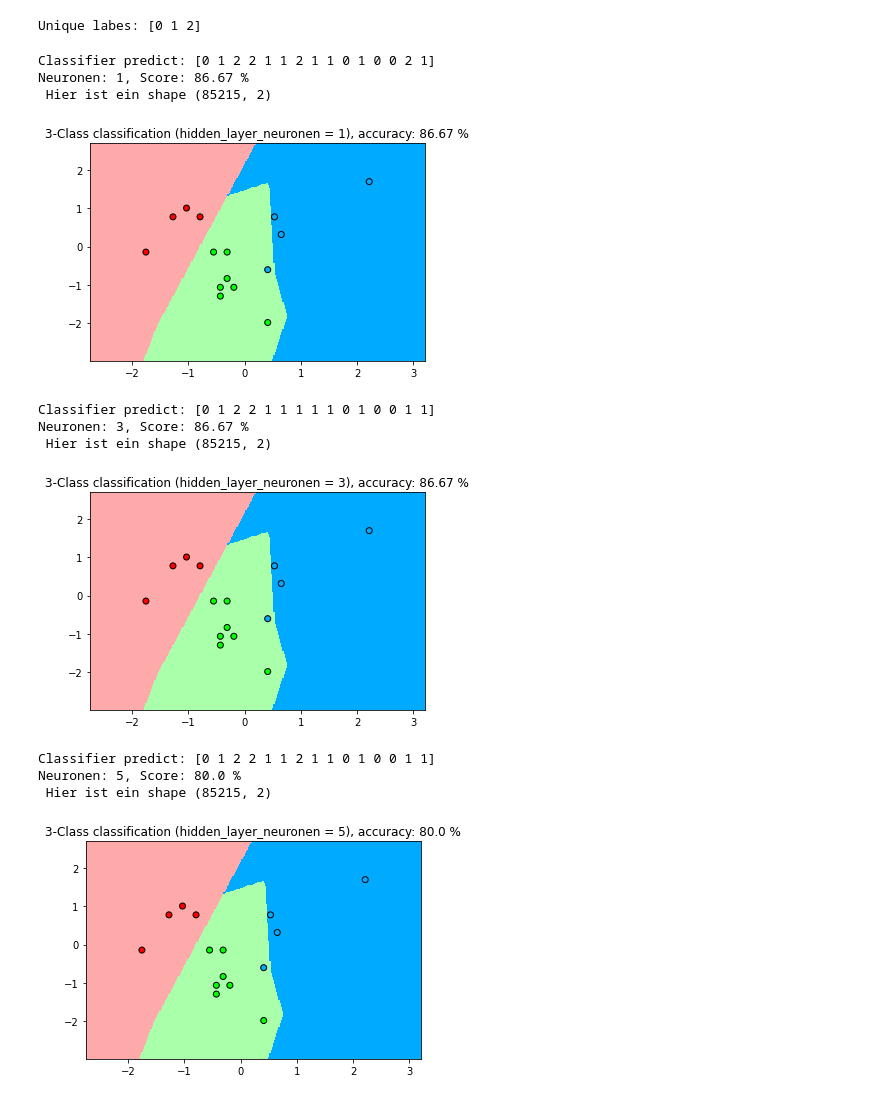
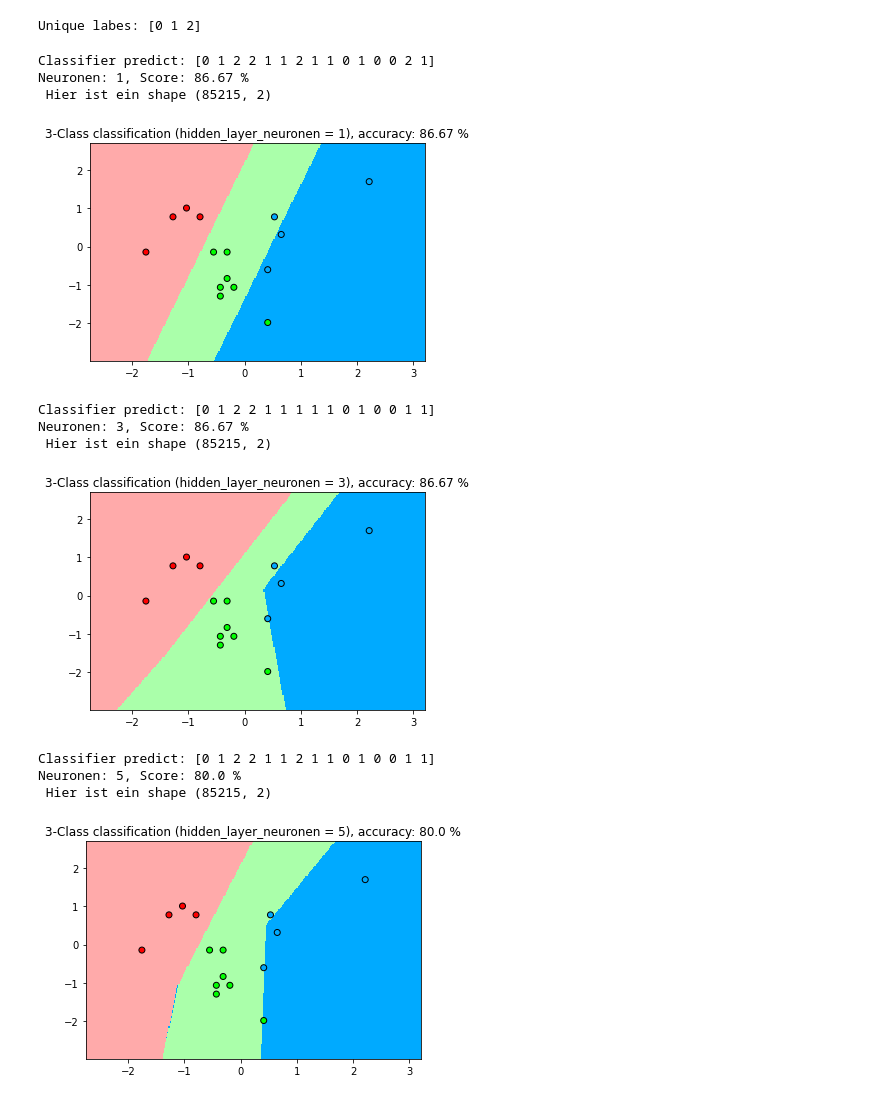
Before and after one commit to Plagistus/PythonAufgabe02, a Jupyter notebook: Neuronal_network.ipynb, the cells around one changed output. Cells and saved outputs as stored; diff of their text form; code cells hidden in the pictures.

```diff
--- a/Neuronal_network.ipynb
+++ b/Neuronal_network.ipynb
@@ -49,40 +49,40 @@ for n in neuron_range:
     print(f"Classifier predict: {classifier.predict(X_test)}")
     print(f"Neuronen: {n}, Score: {round(classifier.score(X_test, y_test) * 100,2)} %")
 
     #calculate min, max and limits
     x_min, x_max = X_test[:, 0].min() - 1, X_test[:, 0].max() + 1
     y_min, y_max = X_test[:, 1].min() - 1, X_test[:, 1].max() + 1
     xx, yy = np.meshgrid(np.arange(x_min, x_max, h),
                          np.arange(y_min, y_max, h))
 
 
     #Put the result into a color plot
     snooby = np.c_[xx.ravel(), yy.ravel()]
     print(f" Hier ist ein shape {snooby.shape}")
     Z = classifier.predict(snooby)
 
     #Hintergrundfarbe
     Z = Z.reshape(xx.shape)
     plt.figure()
-    plt.pcolormesh(xx, yy, pred, cmap=cmap_bold, shading='auto')
+    plt.pcolormesh(xx, yy, Z, cmap=cmap_bold, shading='auto')
 
     #Farbe und ausgabe für die Points
     plt.scatter(X_test[:, 0], X_test[:, 1], c=y_test, cmap=cmap_light, edgecolors='#000000')
     plt.xlim(xx.min(), xx.max())
     plt.ylim(yy.min(), yy.max())
     plt.title(
         f"3-Class classification (hidden_layer_neuronen = {n}), accuracy: {round(classifier.score(X_test, y_test) * 100, 2)} %")
     plt.show()
 # %% [output]
 Classifier predict: [0 1 2 2 1 1 2 1 1 0 1 0 0 2 1]
 Neuronen: 1, Score: 86.67 %
  Hier ist ein shape (85215, 2)
-[figure, old version]
+[figure, new version]
 Classifier predict: [0 1 2 2 1 1 1 1 1 0 1 0 0 1 1]
 Neuronen: 3, Score: 86.67 %
  Hier ist ein shape (85215, 2)
-[figure, old version]
+[figure, new version]
 Classifier predict: [0 1 2 2 1 1 2 1 1 0 1 0 0 1 1]
 Neuronen: 5, Score: 80.0 %
  Hier ist ein shape (85215, 2)
-[figure, old version]
+[figure, new version]
```
